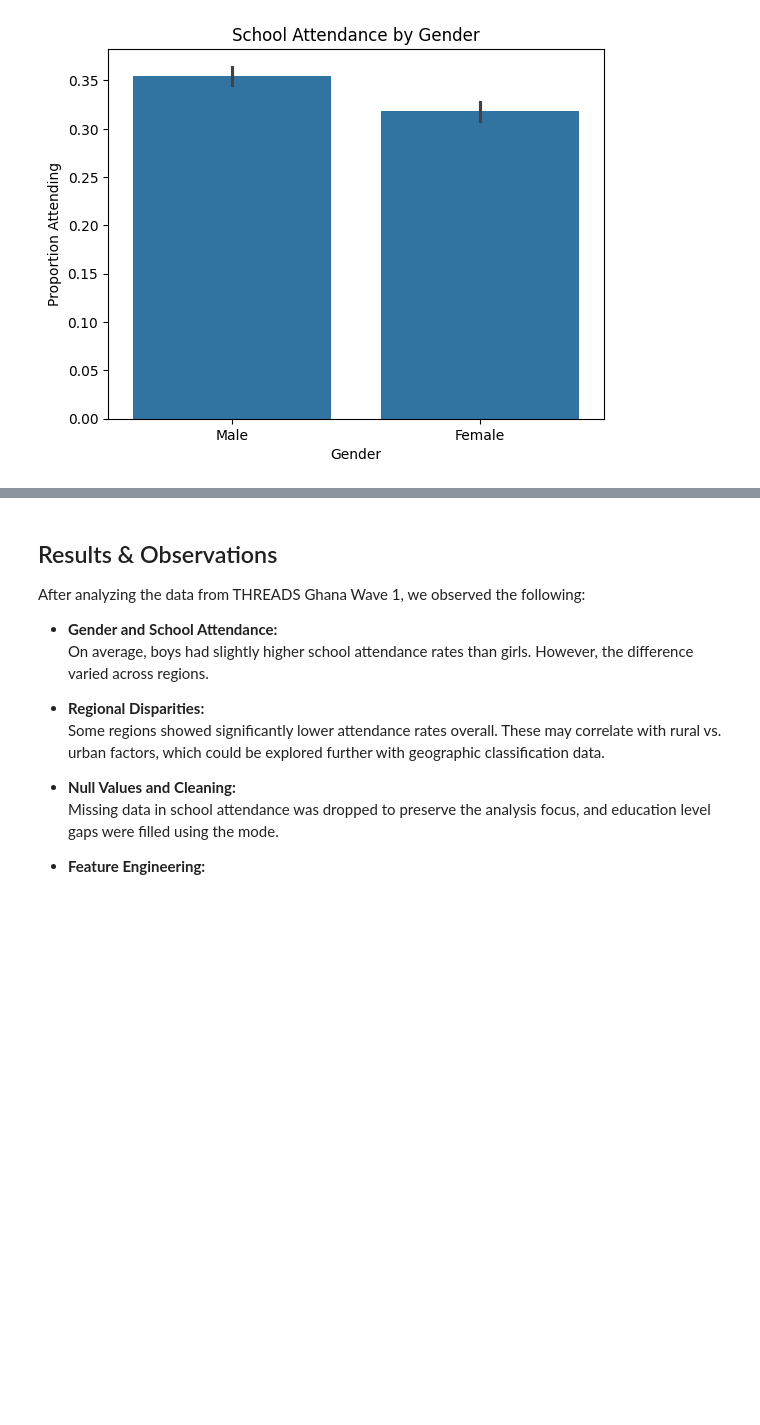
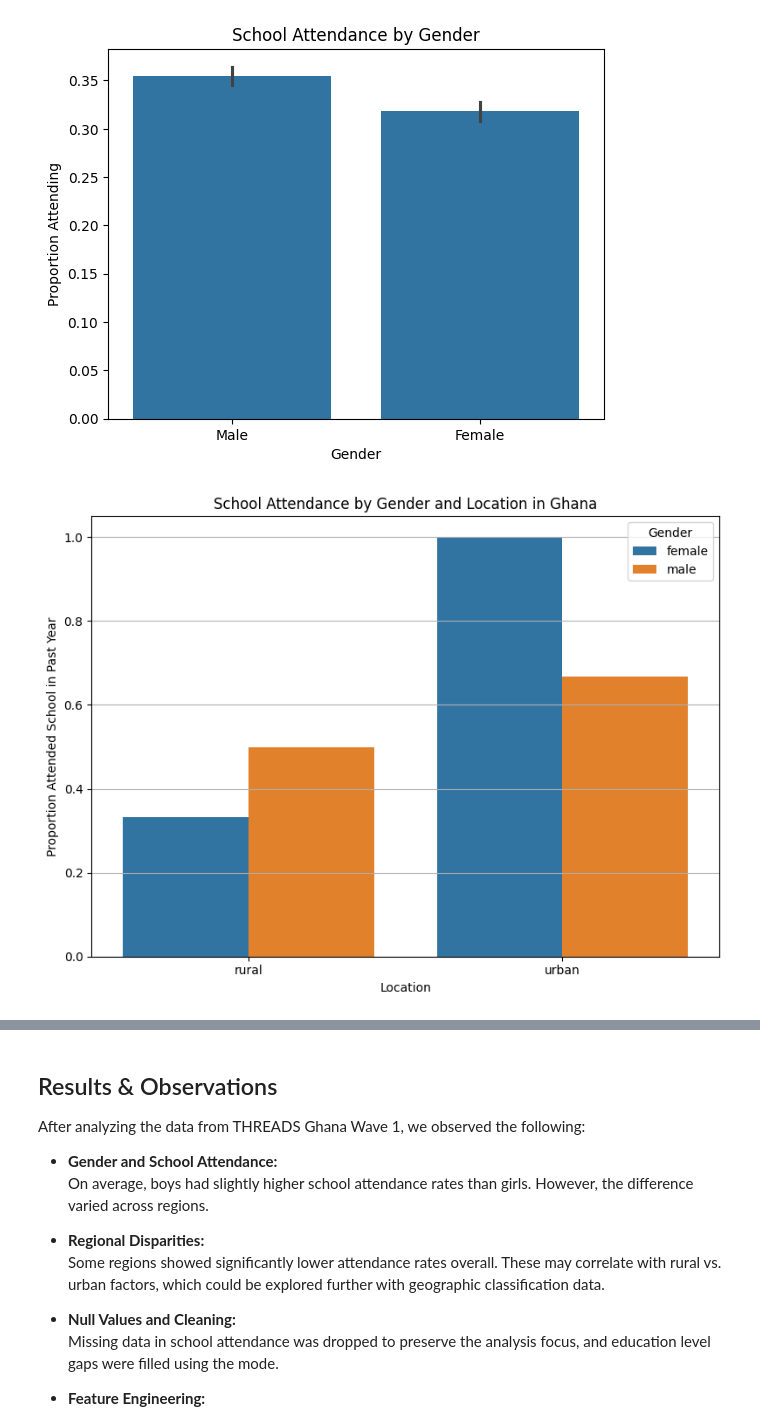
Before and after one commit to ZAFREEN09/HUDS-BOOTCAMP-2025, a Jupyter notebook: THREADS_Ghana.ipynb, the cells around one changed output, grey strips where cells are left out. Drawn from its saved outputs; the diff is of its cells as text; code cells hidden in the pictures; blank space fills up the shorter version.

```diff
--- a/THREADS_Ghana.ipynb
+++ b/THREADS_Ghana.ipynb
@@ -122,3 +122,30 @@ plt.ylabel("Proportion Attending")
 plt.show()
 # %% [output]
 [figure]
+# %%
+import pandas as pd
+import matplotlib.pyplot as plt
+import seaborn as sns
+
+# Simulated DataFrame based on THREADS Ghana dataset structure
+df = pd.DataFrame({
+    'gender': ['female', 'male', 'female', 'female', 'male', 'female', 'male', 'male', 'female', 'male'],
+    'attended_school_past_year': [1, 1, 0, 1, 0, 1, 1, 1, 0, 0],
+    'location': ['rural', 'urban', 'rural', 'urban', 'rural', 'urban', 'urban', 'rural', 'rural', 'urban'],
+    'household_income': [300, 600, 200, 700, 250, 750, 800, 320, 180, 660]
+})
+# %%
+# Bar Plot: School Attendance by Gender and Location
+attendance_by_group = df.groupby(['gender', 'location'])['attended_school_past_year'].mean().reset_index()
+
+plt.figure(figsize=(8, 6))
+sns.barplot(data=attendance_by_group, x='location', y='attended_school_past_year', hue='gender')
+plt.title('School Attendance by Gender and Location in Ghana')
+plt.ylabel('Proportion Attended School in Past Year')
+plt.xlabel('Location')
+plt.legend(title='Gender')
+plt.grid(axis='y')
+plt.tight_layout()
+plt.show()
+# %% [output]
+[figure, added]
```
Also changed, not shown: parts of 1 cell of this notebook.
